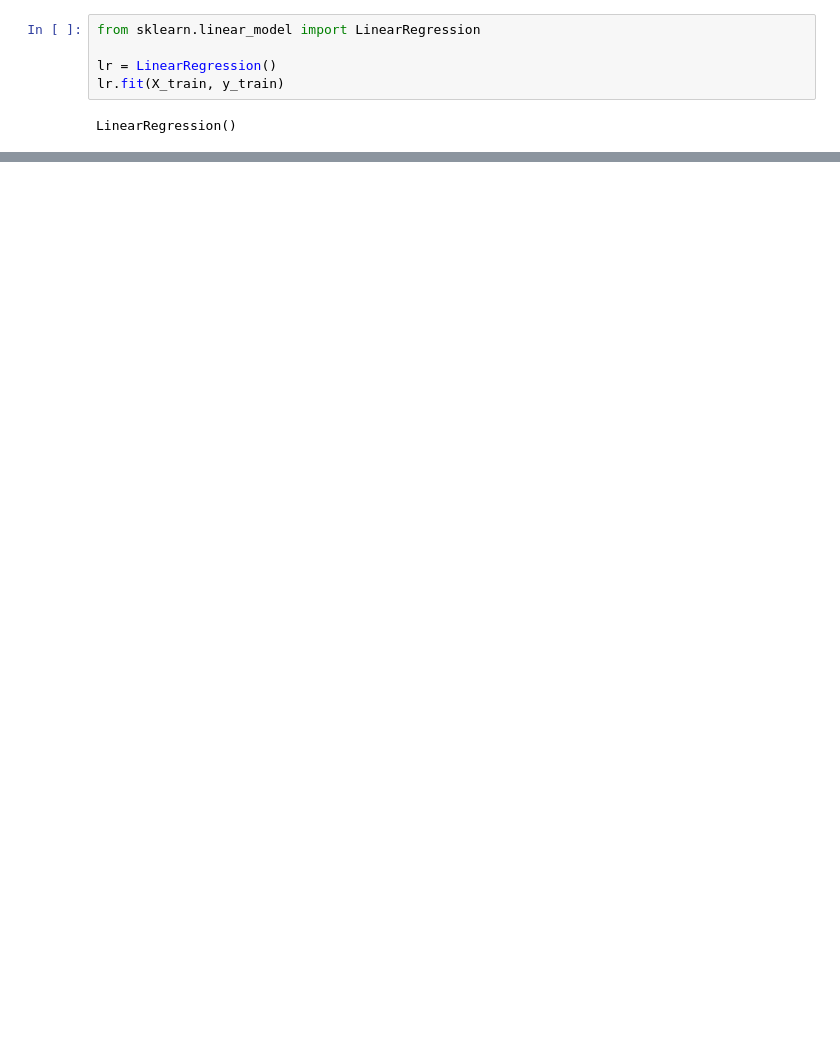
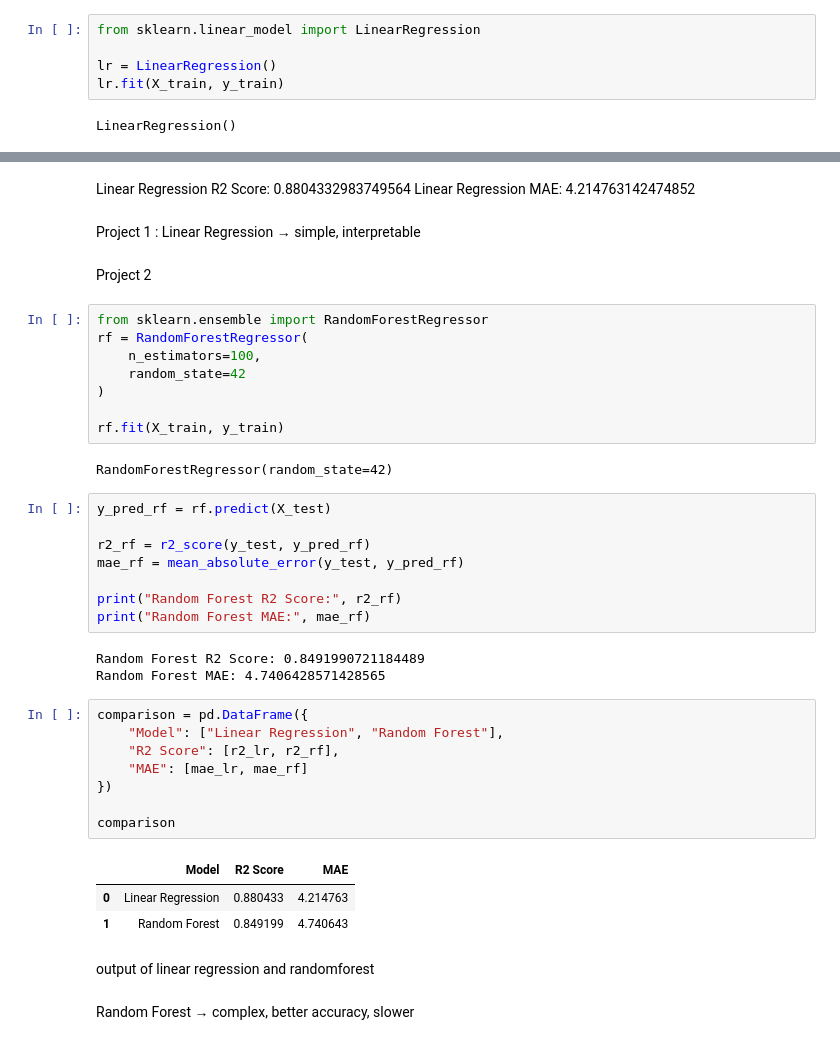
Before and after one commit to Janardhan-Codes/MLAIVIDYA, a Jupyter notebook: notebook/student_ml.ipynb, the cells around one changed output, grey strips where cells are left out. Drawn from its saved outputs; the diff is of its cells as text; blank space fills up the shorter version.

```diff
--- a/notebook/student_ml.ipynb
+++ b/notebook/student_ml.ipynb
@@ -92,0 +105,44 @@ r2_lr, mae_lr
+# %% [markdown]
+Linear Regression R2 Score: 0.8804332983749564
+Linear Regression MAE: 4.214763142474852
+# %% [markdown]
+Project 1 : Linear Regression → simple, interpretable
+# %% [markdown]
+Project 2
+# %%
+from sklearn.ensemble import RandomForestRegressor
+rf = RandomForestRegressor(
+    n_estimators=100,
+    random_state=42
+)
+
+rf.fit(X_train, y_train)
+# %% [output]
+RandomForestRegressor(random_state=42)
+# %%
+y_pred_rf = rf.predict(X_test)
+
+r2_rf = r2_score(y_test, y_pred_rf)
+mae_rf = mean_absolute_error(y_test, y_pred_rf)
+
+print("Random Forest R2 Score:", r2_rf)
+print("Random Forest MAE:", mae_rf)
+# %% [output]
+Random Forest R2 Score: 0.8491990721184489
+Random Forest MAE: 4.7406428571428565
+# %%
+comparison = pd.DataFrame({
+    "Model": ["Linear Regression", "Random Forest"],
+    "R2 Score": [r2_lr, r2_rf],
+    "MAE": [mae_lr, mae_rf]
+})
+
+comparison
+# %% [output]
+|  | Model | R2 Score | MAE |
+| 0 | Linear Regression | 0.880433 | 4.214763 |
+| 1 | Random Forest | 0.849199 | 4.740643 |
+# %% [markdown]
+output of linear regression and randomforest
+# %% [markdown]
+Random Forest → complex, better accuracy, slower
```
Also changed, not shown: parts of 9 cells of this notebook, 1 other file.
